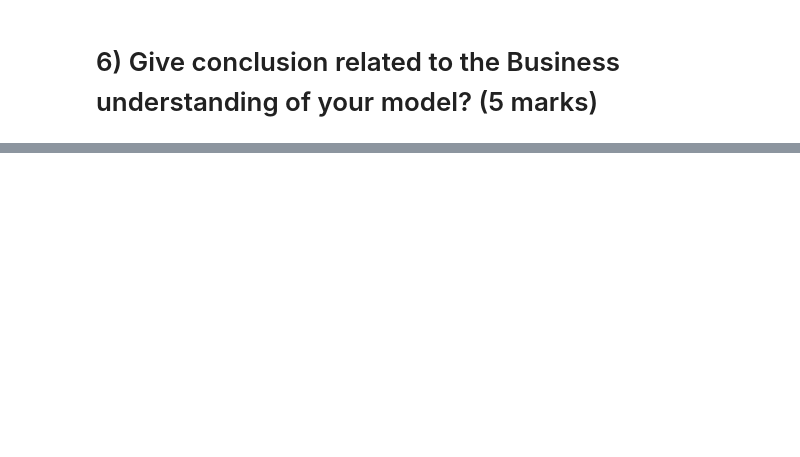
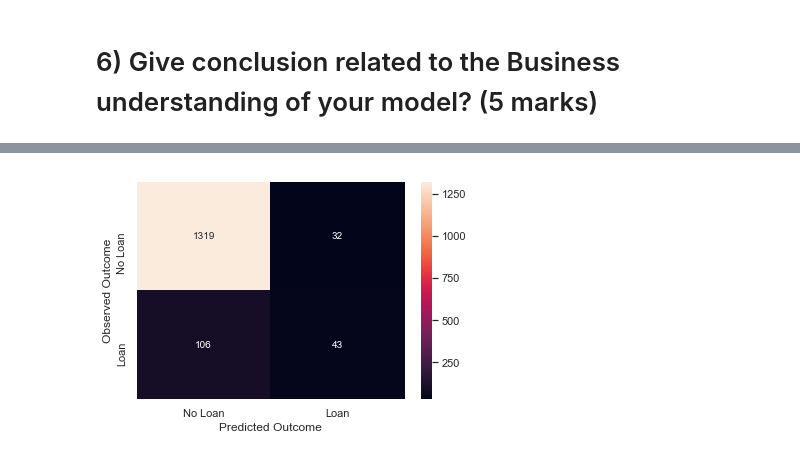
Before and after one commit to danieljacob5/aiml-course, a Jupyter notebook: supervised learning/Jacob Harnack Supervised Learning Project.ipynb, the cells around one changed output, grey strips where cells are left out. Cells and saved outputs as stored; diff of their text form; code cells hidden in the pictures; blank space fills up the shorter version.

```diff
--- a/supervised learning/Jacob Harnack Supervised Learning Project.ipynb
+++ b/supervised learning/Jacob Harnack Supervised Learning Project.ipynb
@@ -406,0 +433,7 @@ full_df[full_df['Predicted Loan'] != full_df['Personal Loan']]
+# %%
+sns.heatmap(cm, annot = True, xticklabels = ['No Loan', 'Loan'], yticklabels = ['No Loan', 'Loan'], fmt = 'g')
+plt.xlabel('Predicted Outcome')
+plt.ylabel('Observed Outcome')
+plt.show()
+# %% [output]
+[figure, added]
```
Also changed, not shown: parts of 10 cells of this notebook.
